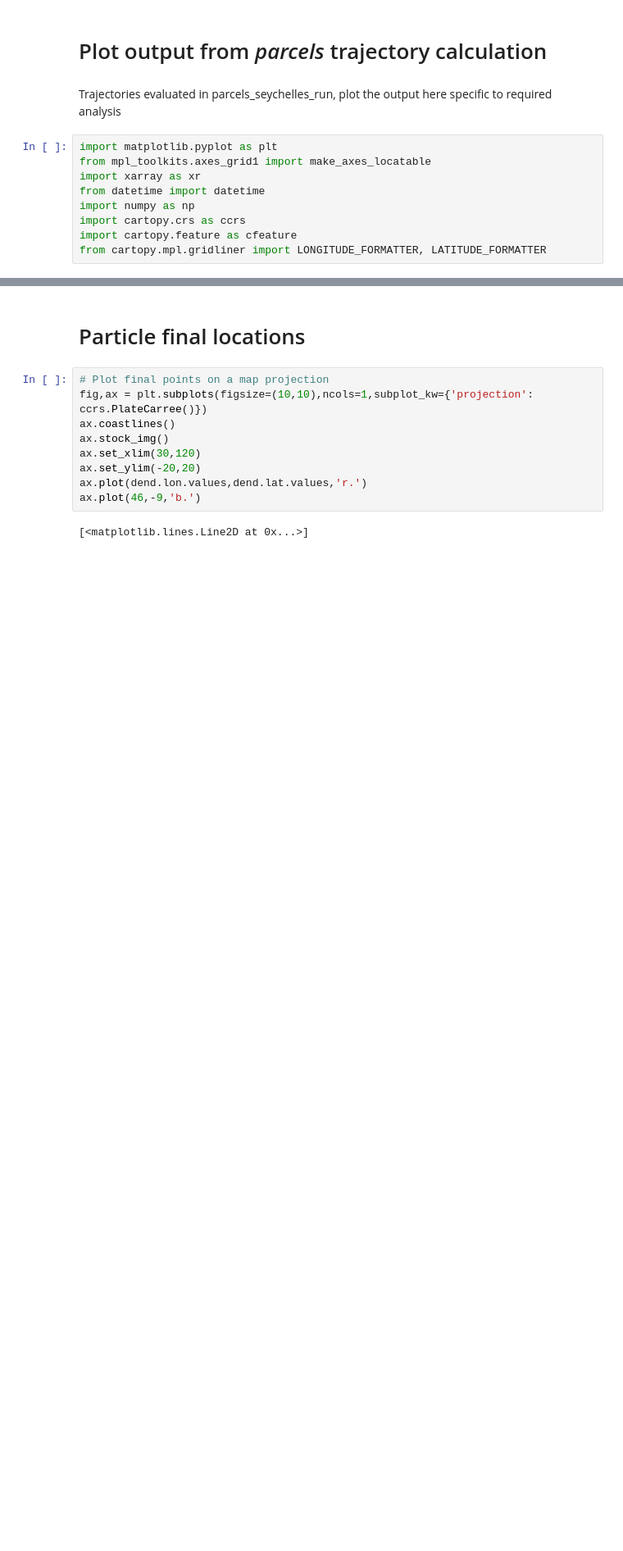
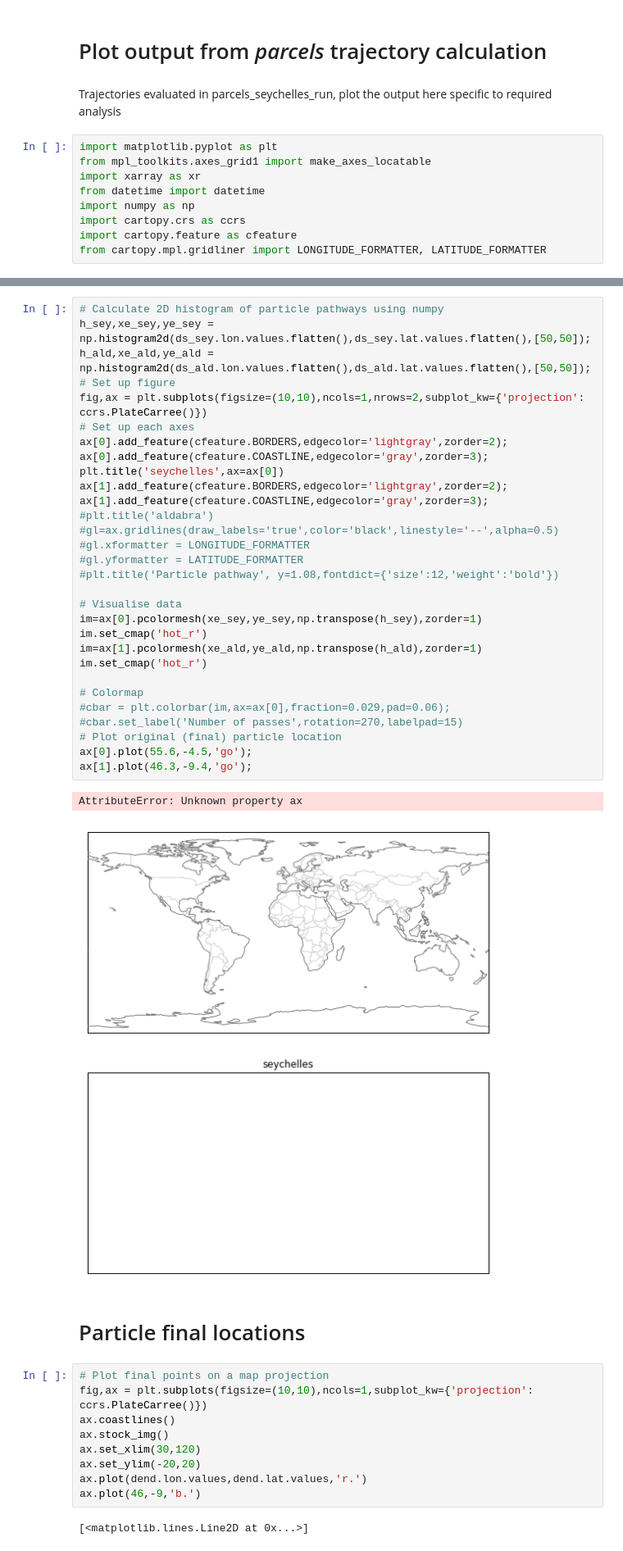
Before and after one commit to gmacgilchrist/parcels, a Jupyter notebook: parcels_seychelles/parcels_seychelles_draw.ipynb, the cells around one changed output, grey strips where cells are left out. Shown at 82% size. Drawn from its saved outputs; the diff is of its cells as text; blank space fills up the shorter version.

```diff
--- a/parcels_seychelles/parcels_seychelles_draw.ipynb
+++ b/parcels_seychelles/parcels_seychelles_draw.ipynb
@@ -21,3 +26,36 @@ dend=ds.sel(obs=datetime(2016,1,30,0),method='nearest')
+# %%
+# Calculate 2D histogram of particle pathways using numpy
+h_sey,xe_sey,ye_sey = np.histogram2d(ds_sey.lon.values.flatten(),ds_sey.lat.values.flatten(),[50,50]);
+h_ald,xe_ald,ye_ald = np.histogram2d(ds_ald.lon.values.flatten(),ds_ald.lat.values.flatten(),[50,50]);
+# Set up figure
+fig,ax = plt.subplots(figsize=(10,10),ncols=1,nrows=2,subplot_kw={'projection': ccrs.PlateCarree()})
+# Set up each axes
+ax[0].add_feature(cfeature.BORDERS,edgecolor='lightgray',zorder=2);
+ax[0].add_feature(cfeature.COASTLINE,edgecolor='gray',zorder=3);
+plt.title('seychelles',ax=ax[0])
+ax[1].add_feature(cfeature.BORDERS,edgecolor='lightgray',zorder=2);
+ax[1].add_feature(cfeature.COASTLINE,edgecolor='gray',zorder=3);
+#plt.title('aldabra')
+#gl=ax.gridlines(draw_labels='true',color='black',linestyle='--',alpha=0.5)
+#gl.xformatter = LONGITUDE_FORMATTER
+#gl.yformatter = LATITUDE_FORMATTER
+#plt.title('Particle pathway', y=1.08,fontdict={'size':12,'weight':'bold'})
+
+# Visualise data
+im=ax[0].pcolormesh(xe_sey,ye_sey,np.transpose(h_sey),zorder=1)
+im.set_cmap('hot_r')
+im=ax[1].pcolormesh(xe_ald,ye_ald,np.transpose(h_ald),zorder=1)
+im.set_cmap('hot_r')
+
+# Colormap
+#cbar = plt.colorbar(im,ax=ax[0],fraction=0.029,pad=0.06);
+#cbar.set_label('Number of passes',rotation=270,labelpad=15)
+# Plot original (final) particle location
+ax[0].plot(55.6,-4.5,'go');
+ax[1].plot(46.3,-9.4,'go');
+# %% [output]
+AttributeError: Unknown property ax
+[figure, added]
 # %% [markdown]
 # Particle final locations
 # %%
```
Also changed, not shown: parts of 5 cells of this notebook, 1 other file.
